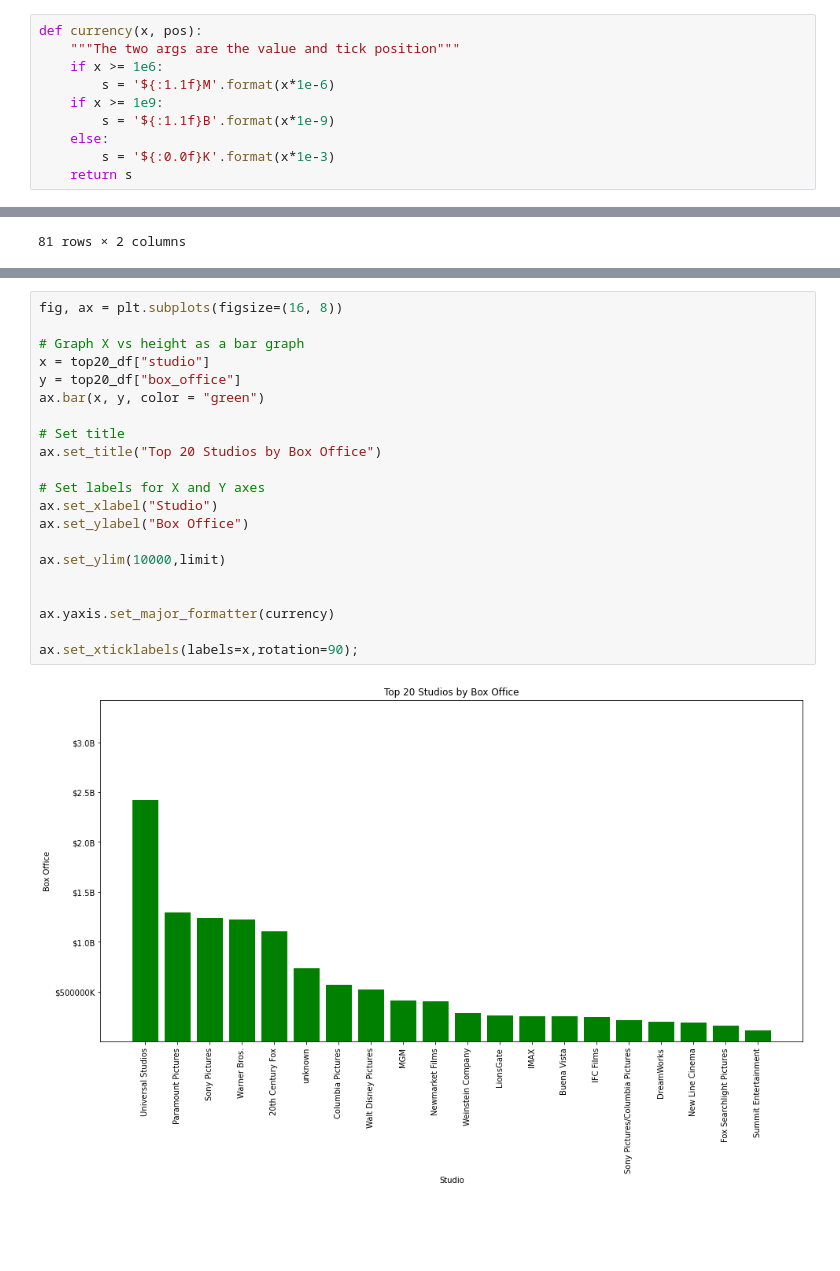
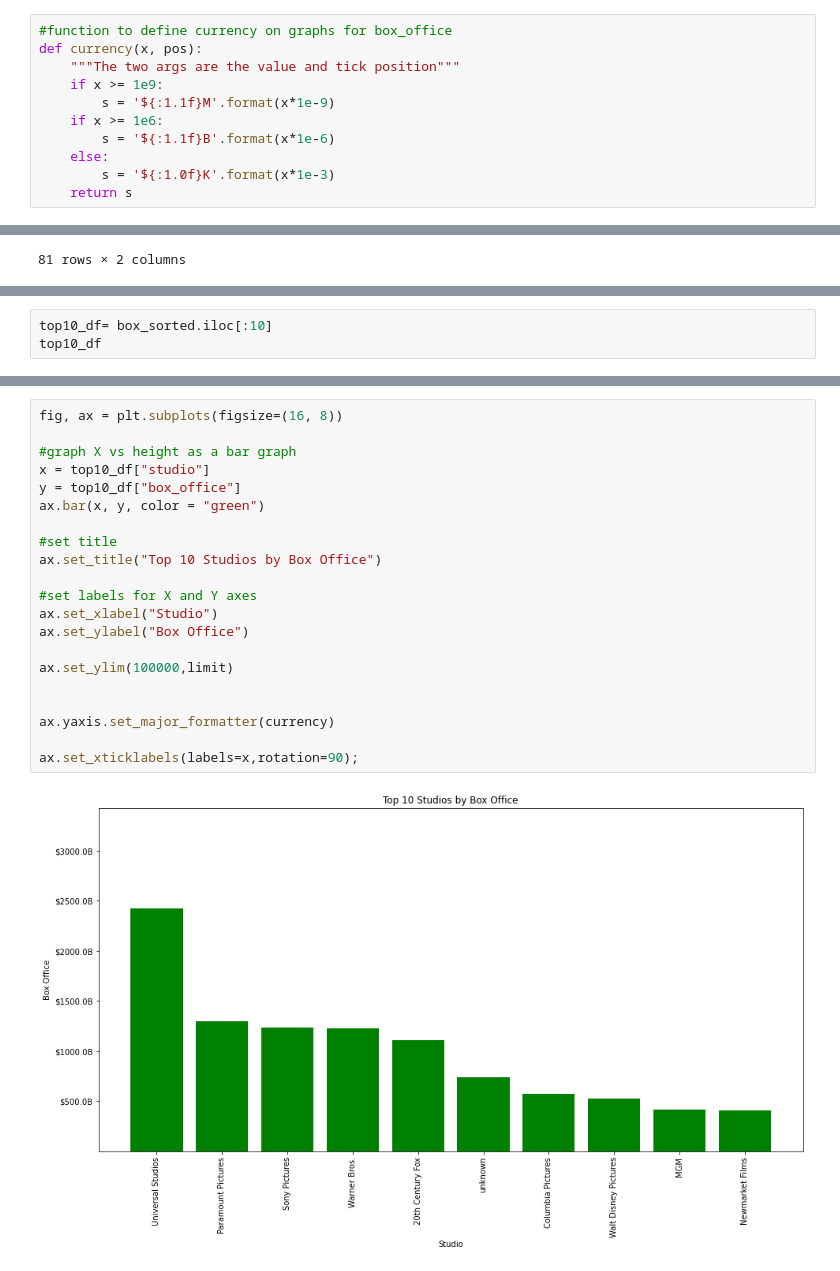
Before and after one commit to reboyce/Gilbert-Team-Repo, a Jupyter notebook: Notebooks/Telma's Notebook.ipynb, the cells around one changed output, grey strips where cells are left out. Drawn from its saved outputs; the diff is of its cells as text; blank space fills up the shorter version.

```diff
--- a/Notebooks/Telma's Notebook.ipynb
+++ b/Notebooks/Telma's Notebook.ipynb
@@ -284,13 +253,14 @@ min_box
 # %% [output]
 363
 # %%
+#function to define currency on graphs for box_office
 def currency(x, pos):
     """The two args are the value and tick position"""
+    if x >= 1e9:
+        s = '${:1.1f}M'.format(x*1e-9)
     if x >= 1e6:
-        s = '${:1.1f}M'.format(x*1e-6)
-    if x >= 1e9:
-        s = '${:1.1f}B'.format(x*1e-9)
+        s = '${:1.1f}B'.format(x*1e-6)
     else:
-        s = '${:0.0f}K'.format(x*1e-3)
+        s = '${:1.0f}K'.format(x*1e-3)
     return s
 # %%
@@ -382,0 +332,3 @@ top20_df
+# %%
+top10_df= box_sorted.iloc[:10]
+top10_df
@@ -383,23 +347,23 @@ top20_df
 # %%
 fig, ax = plt.subplots(figsize=(16, 8))
 
-# Graph X vs height as a bar graph
-x = top20_df["studio"]
-y = top20_df["box_office"]
+#graph X vs height as a bar graph
+x = top10_df["studio"]
+y = top10_df["box_office"]
 ax.bar(x, y, color = "green")
 
-# Set title
-ax.set_title("Top 20 Studios by Box Office")
+#set title
+ax.set_title("Top 10 Studios by Box Office")
 
-# Set labels for X and Y axes
+#set labels for X and Y axes
 ax.set_xlabel("Studio")
 ax.set_ylabel("Box Office")
 
-ax.set_ylim(10000,limit)
+ax.set_ylim(100000,limit)
 
 
 ax.yaxis.set_major_formatter(currency)
 
 ax.set_xticklabels(labels=x,rotation=90);
 # %% [output]
-[figure, old version]
+[figure, new version]
```
Also changed, not shown: parts of 18 cells of this notebook.
